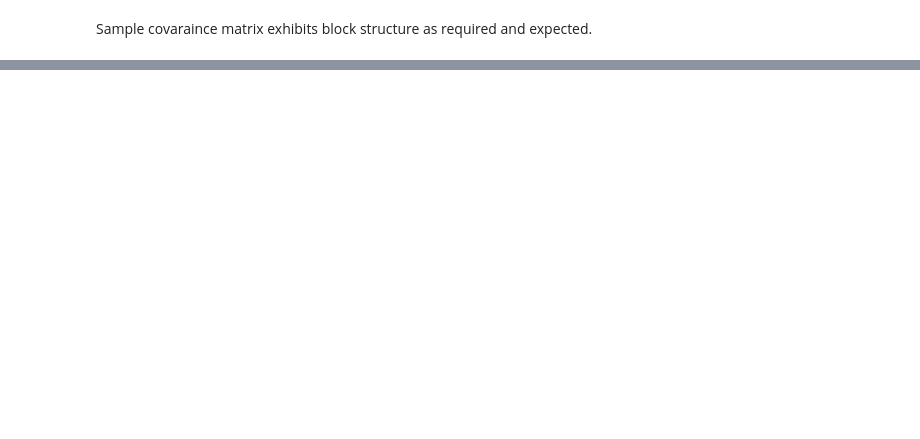
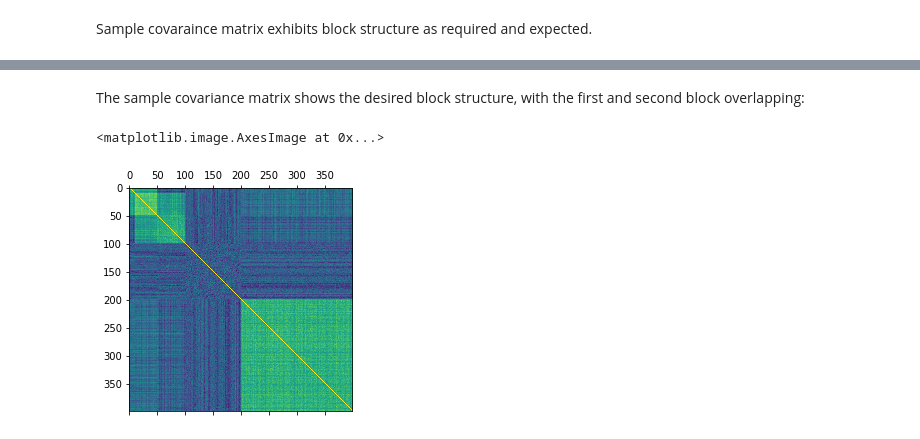
Before and after one commit to Shakeel95/Dimension-Reduction-Trees, a Jupyter notebook: prototypes/3-linear-mixture-model.ipynb, the cells around one changed output, grey strips where cells are left out. Cells and saved outputs as stored; diff of their text form; code cells hidden in the pictures; blank space fills up the shorter version.

```diff
--- a/prototypes/3-linear-mixture-model.ipynb
+++ b/prototypes/3-linear-mixture-model.ipynb
@@ -165,0 +250,17 @@ C = np.cov(X, rowvar = False)
+# %%
+X = model.Bair_et_al(V = np.array([np.concatenate((np.repeat(1,50),np.repeat(0,350))),
+                                   np.concatenate((np.repeat(0,10),np.repeat(1,90),np.repeat(0,300))),
+                                   np.concatenate((np.repeat(0,200),np.repeat(1,200)))]).transpose(),
+                         sigma = .5,
+                         n = 100)
+# %%
+scaler = StandardScaler()
+scaler.fit(X)
+X = scaler.transform(X)
+# %% [markdown]
+The sample covariance matrix shows the desired block structure, with the first and second block overlapping:
+# %%
+plt.matshow(np.cov(X, rowvar = False))
+# %% [output]
+<matplotlib.image.AxesImage at 0x...>
+[figure, added]
```
Also changed, not shown: parts of 46 cells of this notebook, 4 other files.
